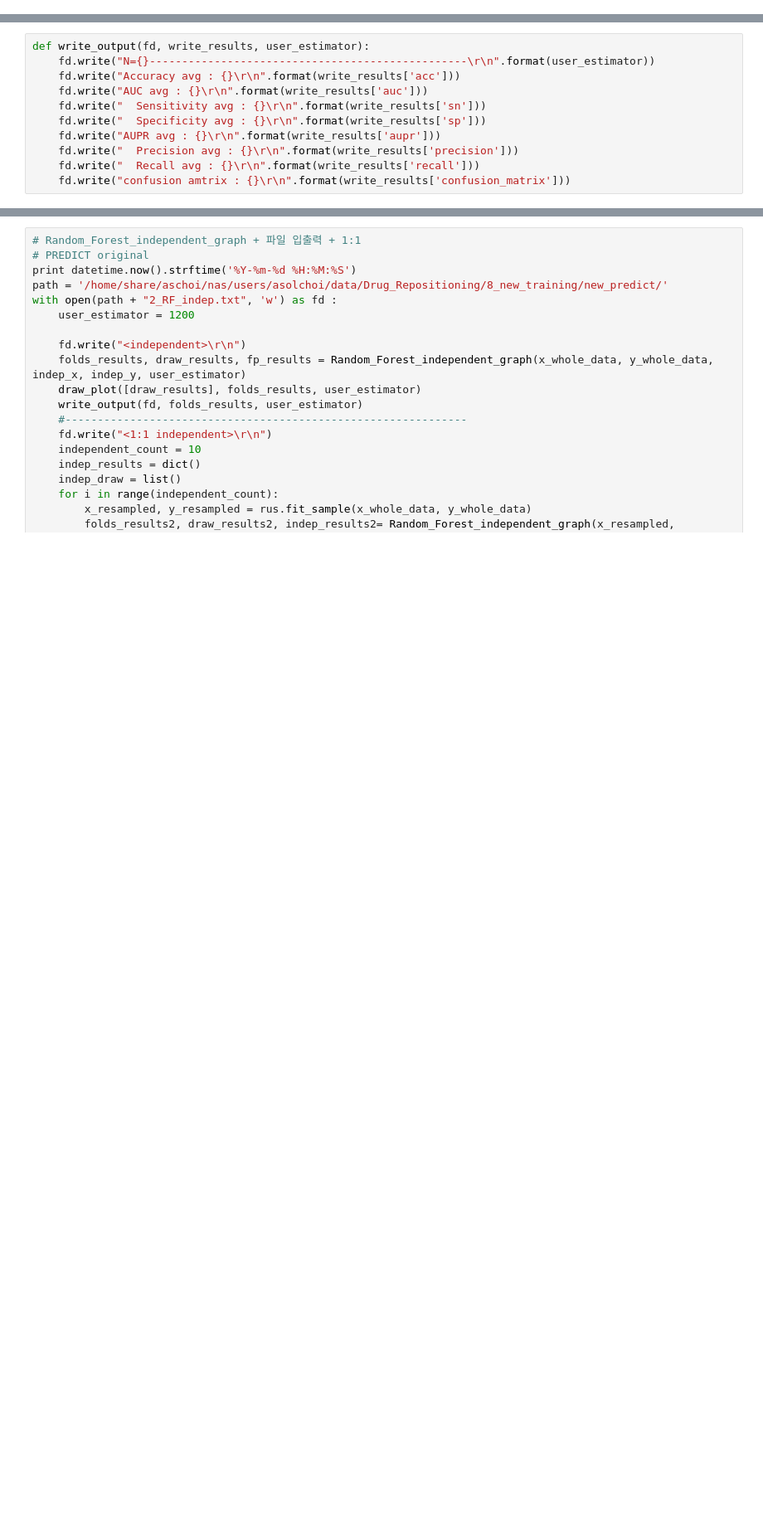
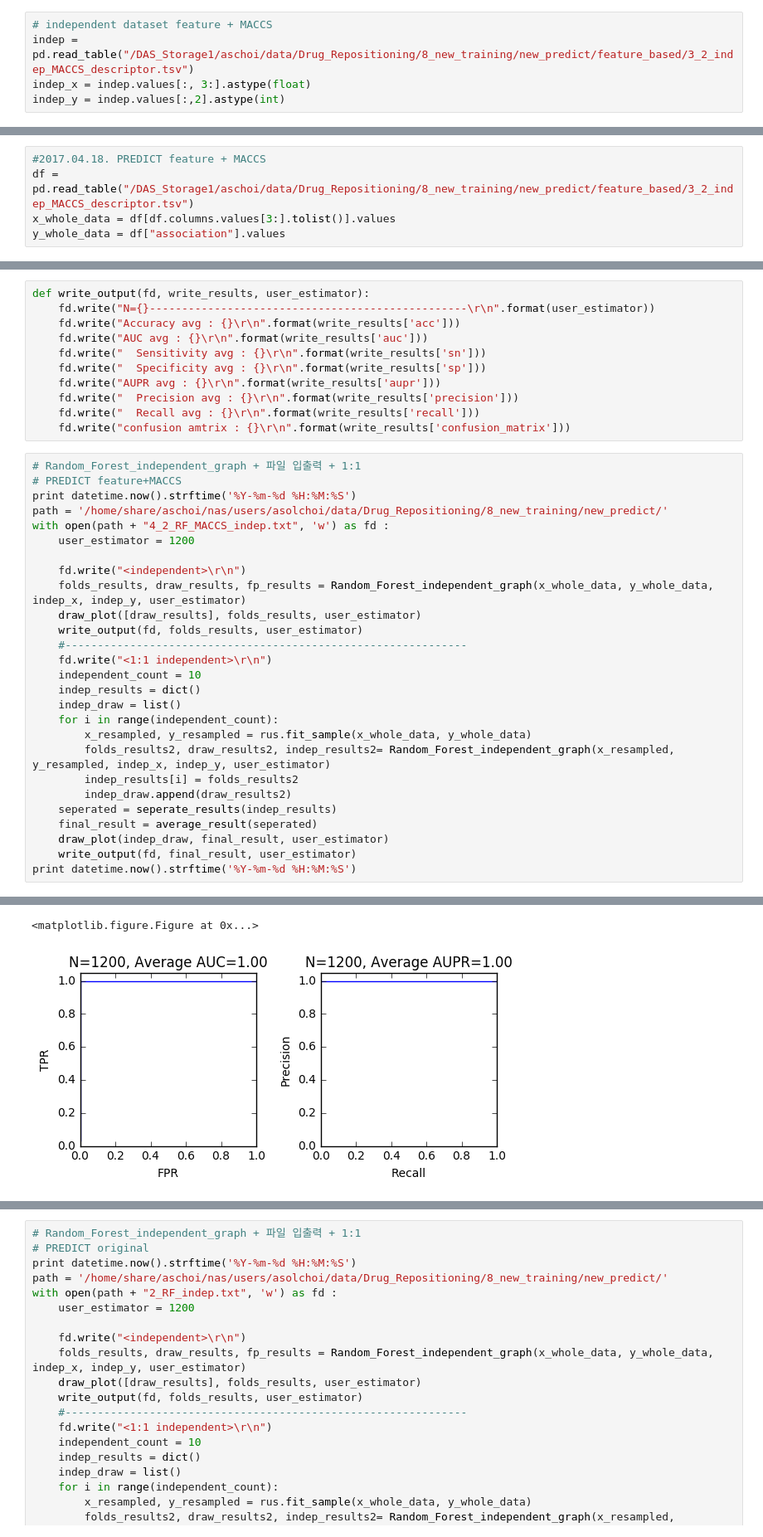
Before and after one commit to cas4070/GIST_project, a Jupyter notebook: Drug_Repositioning/8_new_training/4_PREDICT_descriptor/5_2_RF_indep.ipynb, the cells around one changed output, grey strips where cells are left out. Shown: that part at 83% size. Saved outputs shown, nothing was run; the diff lists cells and outputs as text; blank space fills up the shorter version.

Commit message:
10-fold CV / Independent test by descriptor + MACCS fingerprint(RF, LF)

```diff
--- a/Drug_Repositioning/8_new_training/4_PREDICT_descriptor/5_2_RF_indep.ipynb
+++ b/Drug_Repositioning/8_new_training/4_PREDICT_descriptor/5_2_RF_indep.ipynb
@@ -23,11 +23,21 @@ import matplotlib.pyplot as plt
 indep = pd.read_table("/DAS_Storage1/aschoi/data/Drug_Repositioning/8_new_training/new_predict/3_2_indep_descriptor.tsv")
 indep_x = indep.values[:, 3:].astype(float)
 indep_y = indep.values[:,2].astype(int)
+# %%
+# independent dataset feature + MACCS
+indep = pd.read_table("/DAS_Storage1/aschoi/data/Drug_Repositioning/8_new_training/new_predict/feature_based/3_2_indep_MACCS_descriptor.tsv")
+indep_x = indep.values[:, 3:].astype(float)
+indep_y = indep.values[:,2].astype(int)
 # %%
 #2017.04.12. PREDICT
 df = pd.read_table("/DAS_Storage1/aschoi/data/Drug_Repositioning/8_new_training/new_predict/2_3_gold_descriptor.tsv")
 x_whole_data = df[df.columns.values[3:].tolist()].values
 y_whole_data = df["association"].values
+# %%
+#2017.04.18. PREDICT feature + MACCS
+df = pd.read_table("/DAS_Storage1/aschoi/data/Drug_Repositioning/8_new_training/new_predict/feature_based/3_2_indep_MACCS_descriptor.tsv")
+x_whole_data = df[df.columns.values[3:].tolist()].values
+y_whole_data = df["association"].values
 # %%
 # undersampler
 rus = RandomUnderSampler()
@@ -148,3 +158,31 @@ def write_output(fd, write_results, user_estimator):
     fd.write("  Precision avg : {}\r\n".format(write_results['precision']))
     fd.write("  Recall avg : {}\r\n".format(write_results['recall']))
     fd.write("confusion amtrix : {}\r\n".format(write_results['confusion_matrix']))
+# %%
+# Random_Forest_independent_graph + 파일 입출력 + 1:1
+# PREDICT feature+MACCS
+print datetime.now().strftime('%Y-%m-%d %H:%M:%S')
+path = '/home/share/aschoi/nas/users/asolchoi/data/Drug_Repositioning/8_new_training/new_predict/'
+with open(path + "4_2_RF_MACCS_indep.txt", 'w') as fd :
+    user_estimator = 1200
+
+    fd.write("<independent>\r\n")
+    folds_results, draw_results, fp_results = Random_Forest_independent_graph(x_whole_data, y_whole_data, indep_x, indep_y, user_estimator)
+    draw_plot([draw_results], folds_results, user_estimator)
+    write_output(fd, folds_results, user_estimator)
+    #--------------------------------------------------------------
+    fd.write("<1:1 independent>\r\n")
+    independent_count = 10
+    indep_results = dict()
+    indep_draw = list()
+    for i in range(independent_count):
+        x_resampled, y_resampled = rus.fit_sample(x_whole_data, y_whole_data)
+        folds_results2, draw_results2, indep_results2= Random_Forest_independent_graph(x_resampled, y_resampled, indep_x, indep_y, user_estimator)
+        indep_results[i] = folds_results2
+        indep_draw.append(draw_results2)
+    seperated = seperate_results(indep_results)
+    final_result = average_result(seperated)
+    draw_plot(indep_draw, final_result, user_estimator)
+    write_output(fd, final_result, user_estimator)
+print datetime.now().strftime('%Y-%m-%d %H:%M:%S')
+# %% [output]
@@ -150,0 +191,2 @@ def write_output(fd, write_results, user_estimator):
+<matplotlib.figure.Figure at 0x...>
+[figure, added]
```
Also changed, not shown: parts of 1 cell of this notebook.
